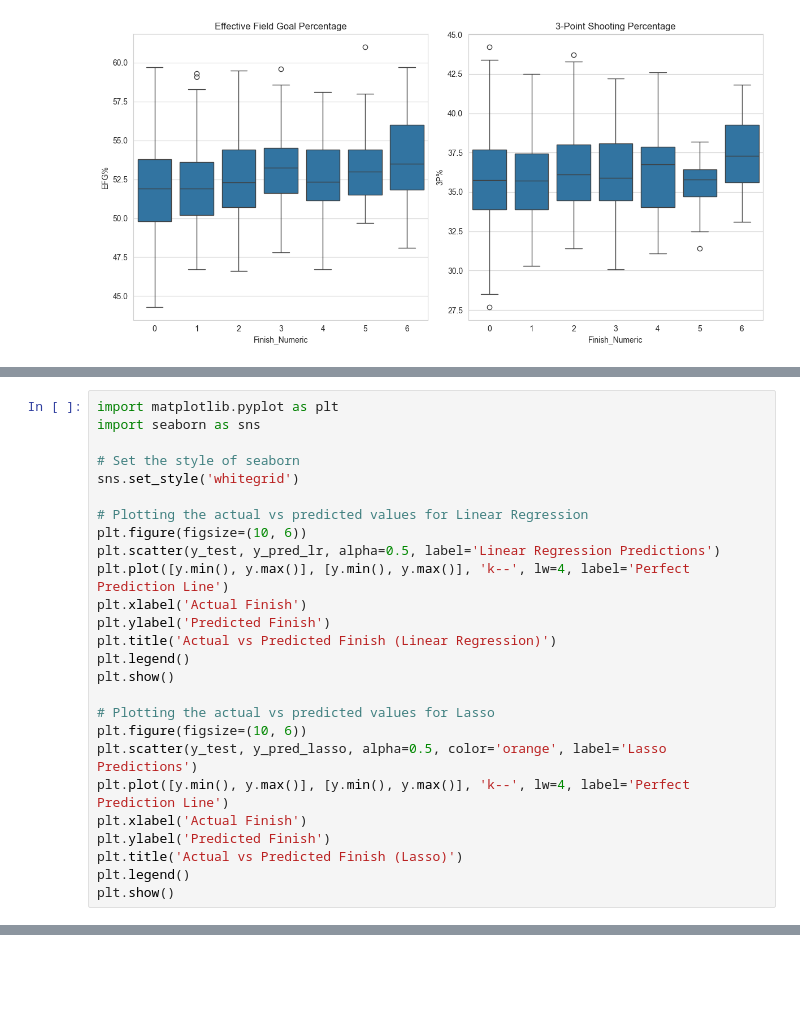
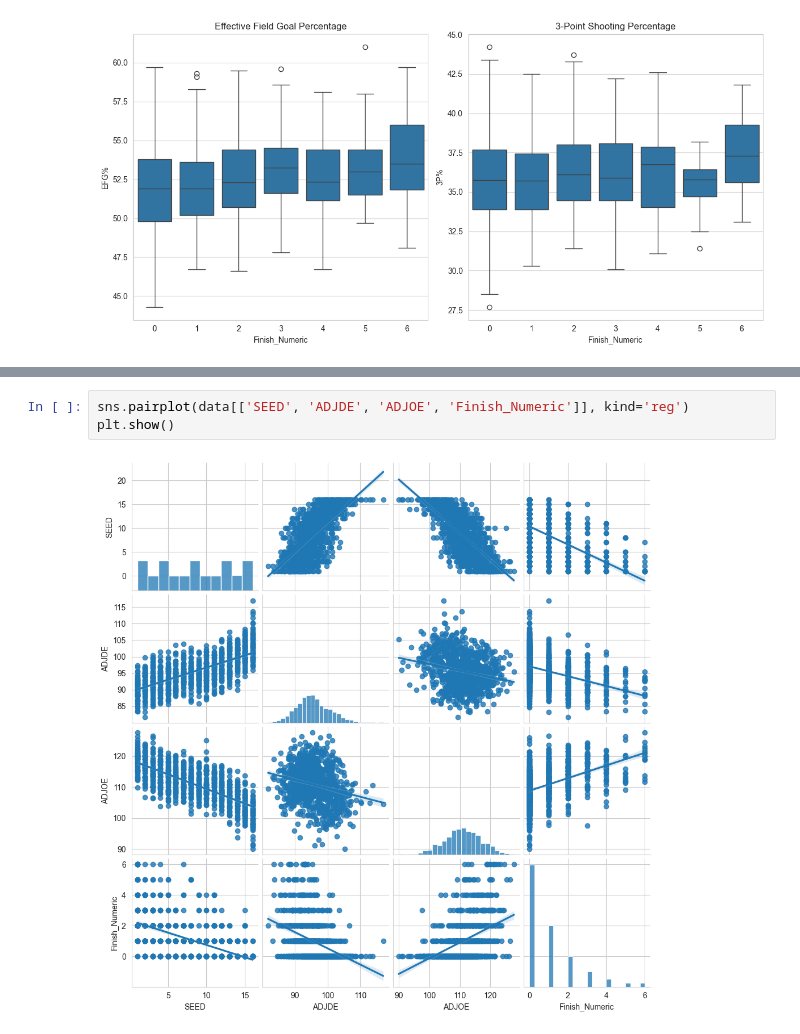
Before and after one commit to Edubs2003/MarchMadness, a Jupyter notebook: Ethan.ipynb, the cells around one changed output, grey strips where cells are left out. Saved outputs shown, nothing was run; the diff lists cells and outputs as text; blank space fills up the shorter version.

Commit message:
Exploratory + Hypothesis Test Finished

```diff
--- a/Ethan.ipynb
+++ b/Ethan.ipynb
@@ -158,26 +156,0 @@ Lasso MSE: 1.2262705042866797
-# %%
-import matplotlib.pyplot as plt
-import seaborn as sns
-
-# Set the style of seaborn
-sns.set_style('whitegrid')
-
-# Plotting the actual vs predicted values for Linear Regression
-plt.figure(figsize=(10, 6))
-plt.scatter(y_test, y_pred_lr, alpha=0.5, label='Linear Regression Predictions')
-plt.plot([y.min(), y.max()], [y.min(), y.max()], 'k--', lw=4, label='Perfect Prediction Line')
-plt.xlabel('Actual Finish')
-plt.ylabel('Predicted Finish')
-plt.title('Actual vs Predicted Finish (Linear Regression)')
-plt.legend()
-plt.show()
-
-# Plotting the actual vs predicted values for Lasso
-plt.figure(figsize=(10, 6))
-plt.scatter(y_test, y_pred_lasso, alpha=0.5, color='orange', label='Lasso Predictions')
-plt.plot([y.min(), y.max()], [y.min(), y.max()], 'k--', lw=4, label='Perfect Prediction Line')
-plt.xlabel('Actual Finish')
-plt.ylabel('Predicted Finish')
-plt.title('Actual vs Predicted Finish (Lasso)')
-plt.legend()
-plt.show()
@@ -186,0 +166,5 @@ plt.show()
+# %%
+sns.pairplot(data[['SEED', 'ADJDE', 'ADJOE', 'Finish_Numeric']], kind='reg')
+plt.show()
+# %% [output]
+[figure, added]
```
Also changed, not shown: parts of 12 cells of this notebook.
